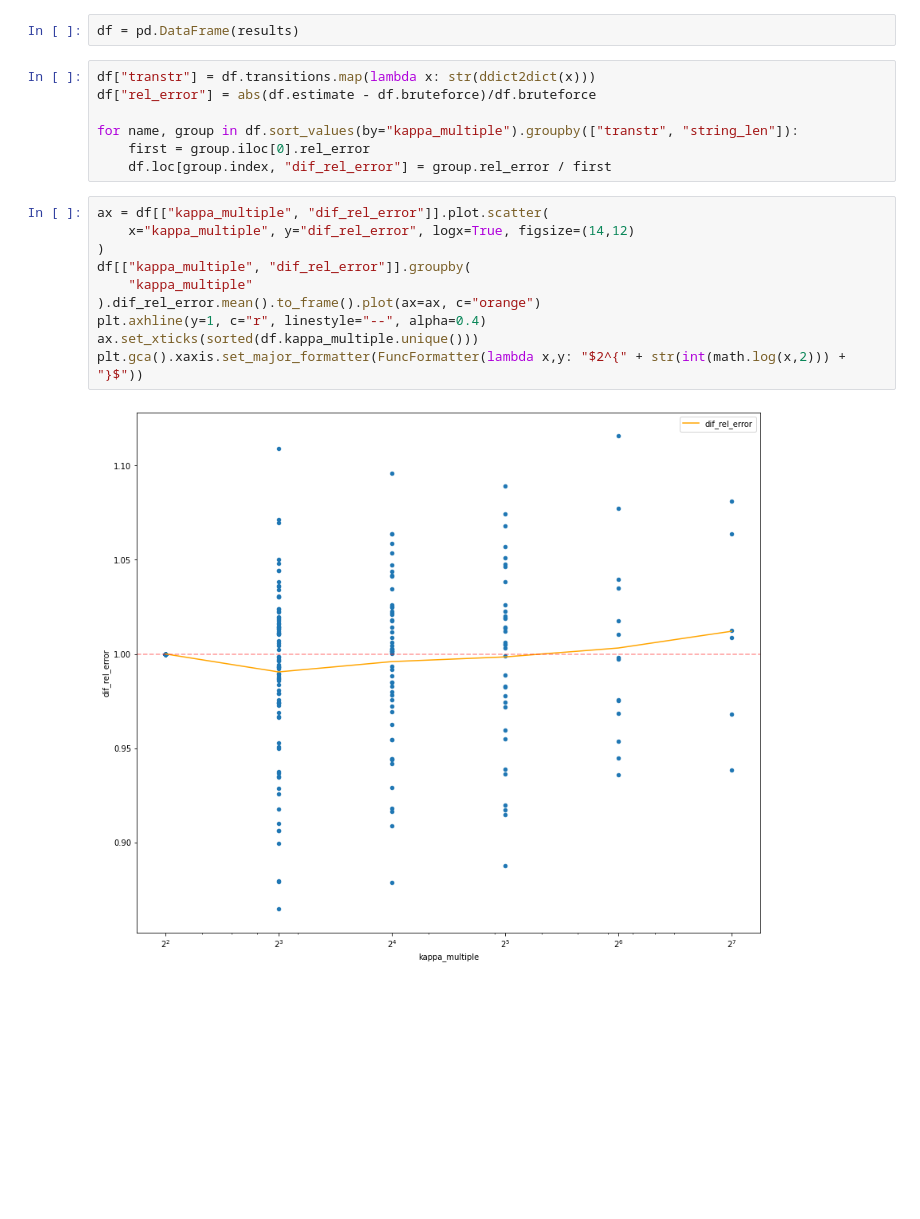
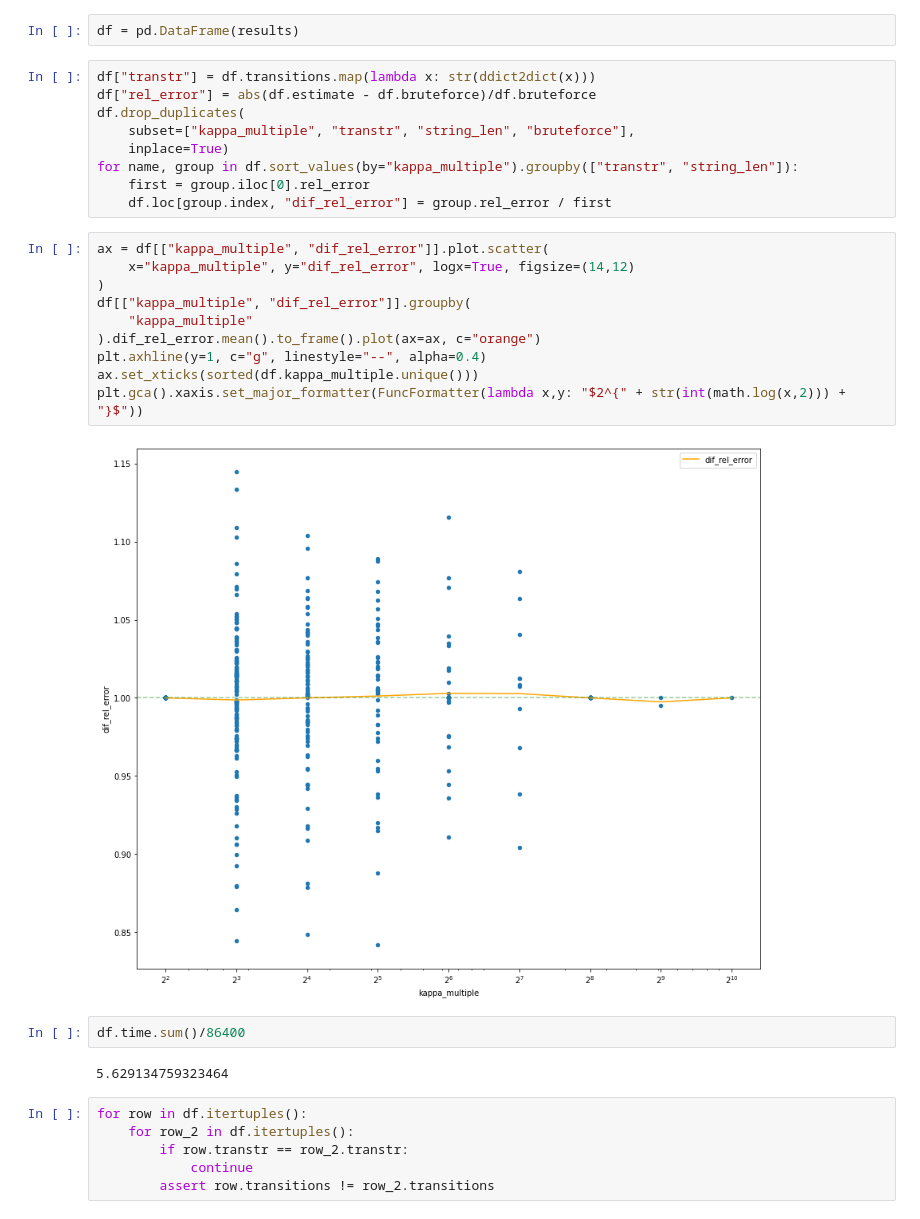
Before and after one commit to viantirreau/count-nfa, a Jupyter notebook: Large error stats.ipynb, the cells around one changed output. Drawn from its saved outputs; the diff is of its cells as text; blank space fills up the shorter version.

```diff
--- a/Large error stats.ipynb
+++ b/Large error stats.ipynb
@@ -15,19 +15,31 @@ df = pd.DataFrame(results)
 # %%
 df["transtr"] = df.transitions.map(lambda x: str(ddict2dict(x)))
 df["rel_error"] = abs(df.estimate - df.bruteforce)/df.bruteforce
-
+df.drop_duplicates(
+    subset=["kappa_multiple", "transtr", "string_len", "bruteforce"],
+    inplace=True)
 for name, group in df.sort_values(by="kappa_multiple").groupby(["transtr", "string_len"]):
     first = group.iloc[0].rel_error
     df.loc[group.index, "dif_rel_error"] = group.rel_error / first
 # %%
 ax = df[["kappa_multiple", "dif_rel_error"]].plot.scatter(
     x="kappa_multiple", y="dif_rel_error", logx=True, figsize=(14,12)
 )
 df[["kappa_multiple", "dif_rel_error"]].groupby(
     "kappa_multiple"
 ).dif_rel_error.mean().to_frame().plot(ax=ax, c="orange")
-plt.axhline(y=1, c="r", linestyle="--", alpha=0.4)
+plt.axhline(y=1, c="g", linestyle="--", alpha=0.4)
 ax.set_xticks(sorted(df.kappa_multiple.unique()))
 plt.gca().xaxis.set_major_formatter(FuncFormatter(lambda x,y: "$2^{" + str(int(math.log(x,2))) + "}$"))
 # %% [output]
-[figure, old version]
+[figure, new version]
+# %%
+df.time.sum()/86400
+# %% [output]
+5.629134759323464
+# %%
+for row in df.itertuples():
+    for row_2 in df.itertuples():
+        if row.transtr == row_2.transtr:
+            continue
+        assert row.transitions != row_2.transitions
```
Also changed, not shown: 5 other files.
